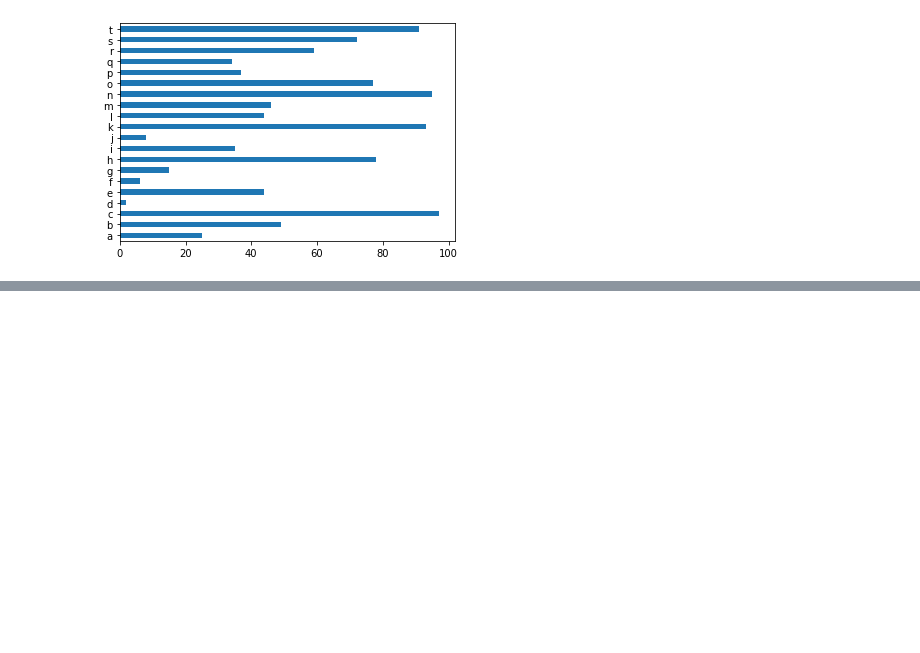
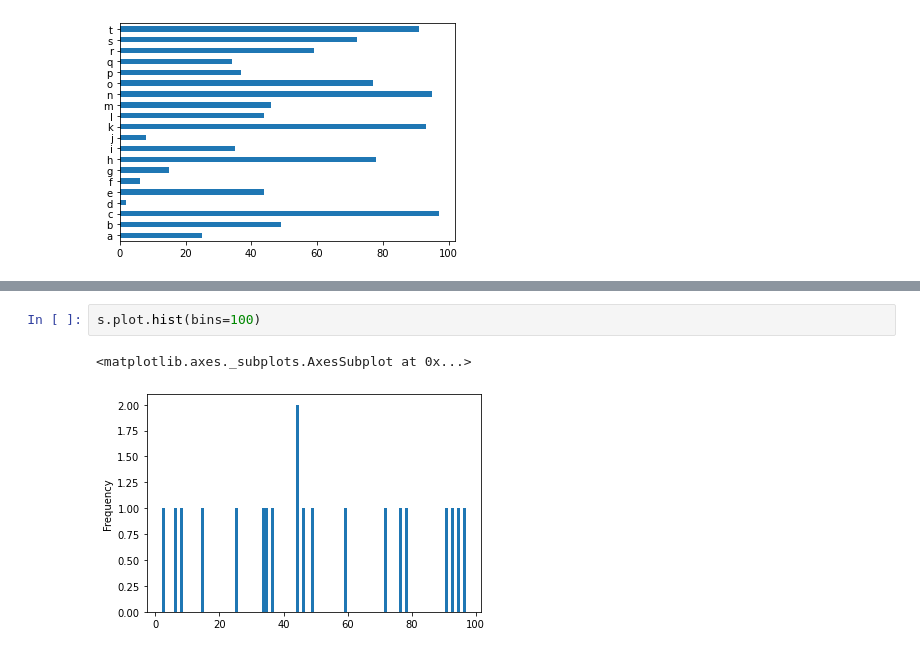
Before and after one commit to consmith2/cisco-2020-june, a Jupyter notebook: Cisco 2020 June 23.ipynb, the cells around one changed output, grey strips where cells are left out. Saved outputs shown, nothing was run; the diff lists cells and outputs as text; blank space fills up the shorter version.

```diff
--- a/Cisco 2020 June 23.ipynb
+++ b/Cisco 2020 June 23.ipynb
@@ -304,0 +315,5 @@ s.plot.barh()
+# %%
+s.plot.hist(bins=100)
+# %% [output]
+<matplotlib.axes._subplots.AxesSubplot at 0x...>
+[figure, added]
```
Also changed, not shown: parts of 7 cells of this notebook.
